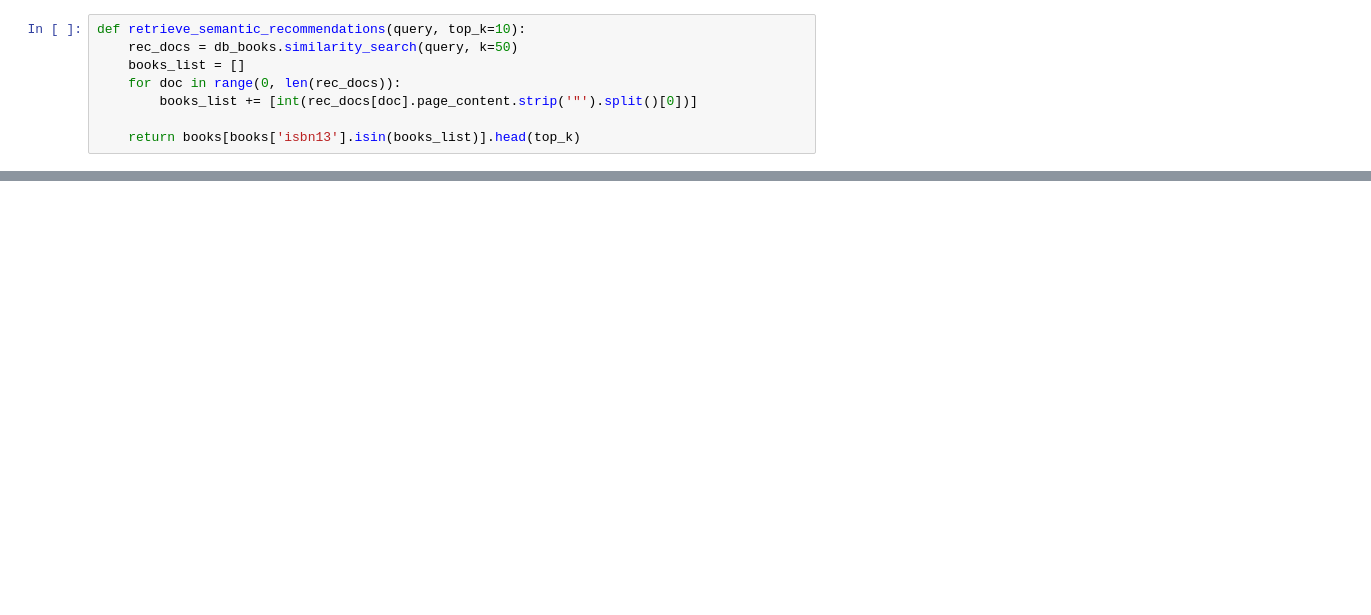
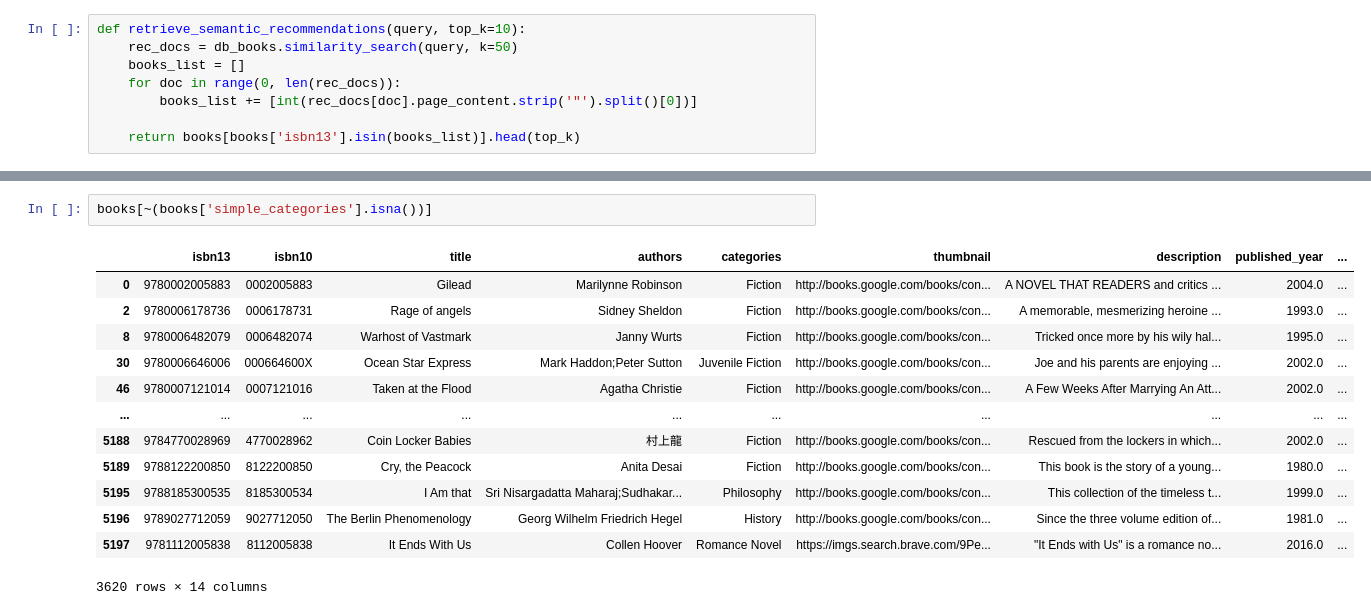
Before and after one commit to ksaivenkat17/book-recommending-system, a Jupyter notebook: data_exploration.ipynb, the cells around one changed output, grey strips where cells are left out. Cells and saved outputs as stored; diff of their text form; blank space fills up the shorter version.

```diff
--- a/data_exploration.ipynb
+++ b/data_exploration.ipynb
@@ -133,0 +484,16 @@ retrieve_semantic_recommendations("A book to teach children about nature")
+# %%
+books[~(books['simple_categories'].isna())]
+# %% [output]
+|  | isbn13 | isbn10 | title | authors | categories | thumbnail | description | published_year | ... |
+| 0 | 9780002005883 | 0002005883 | Gilead | Marilynne Robinson | Fiction | http://books.google.com/books/con... | A NOVEL THAT READERS and critics ... | 2004.0 | ... |
+| 2 | 9780006178736 | 0006178731 | Rage of angels | Sidney Sheldon | Fiction | http://books.google.com/books/con... | A memorable, mesmerizing heroine ... | 1993.0 | ... |
+| 8 | 9780006482079 | 0006482074 | Warhost of Vastmark | Janny Wurts | Fiction | http://books.google.com/books/con... | Tricked once more by his wily hal... | 1995.0 | ... |
+| 30 | 9780006646006 | 000664600X | Ocean Star Express | Mark Haddon;Peter Sutton | Juvenile Fiction | http://books.google.com/books/con... | Joe and his parents are enjoying ... | 2002.0 | ... |
+| 46 | 9780007121014 | 0007121016 | Taken at the Flood | Agatha Christie | Fiction | http://books.google.com/books/con... | A Few Weeks After Marrying An Att... | 2002.0 | ... |
+| ... | ... | ... | ... | ... | ... | ... | ... | ... | ... |
+| 5188 | 9784770028969 | 4770028962 | Coin Locker Babies | 村上龍 | Fiction | http://books.google.com/books/con... | Rescued from the lockers in which... | 2002.0 | ... |
+| 5189 | 9788122200850 | 8122200850 | Cry, the Peacock | Anita Desai | Fiction | http://books.google.com/books/con... | This book is the story of a young... | 1980.0 | ... |
+| 5195 | 9788185300535 | 8185300534 | I Am that | Sri Nisargadatta Maharaj;Sudhakar... | Philosophy | http://books.google.com/books/con... | This collection of the timeless t... | 1999.0 | ... |
+| 5196 | 9789027712059 | 9027712050 | The Berlin Phenomenology | Georg Wilhelm Friedrich Hegel | History | http://books.google.com/books/con... | Since the three volume edition of... | 1981.0 | ... |
+| 5197 | 9781112005838 | 8112005838 | It Ends With Us | Collen Hoover | Romance Novel | https://imgs.search.brave.com/9Pe... | "It Ends with Us" is a romance no... | 2016.0 | ... |
+3620 rows × 14 columns
```
Also changed, not shown: parts of 63 cells of this notebook, 1 other file.
